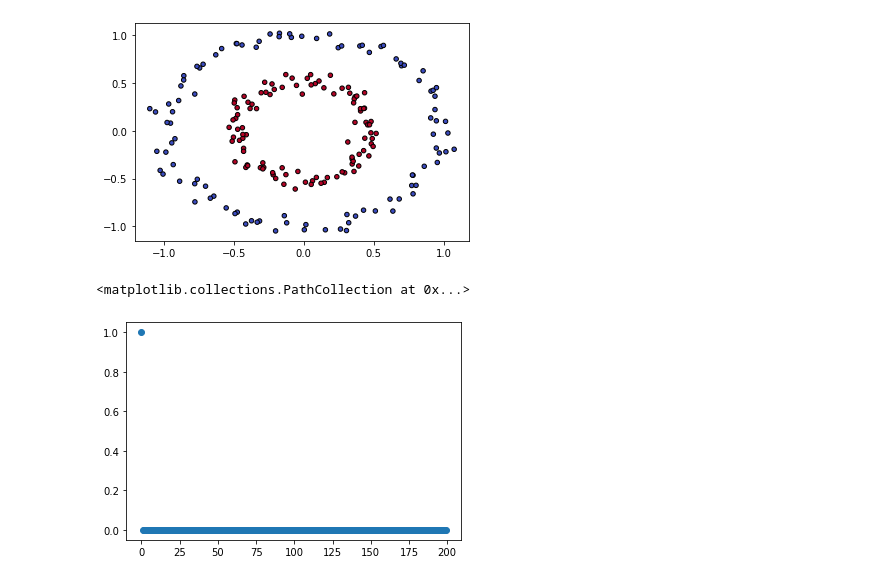
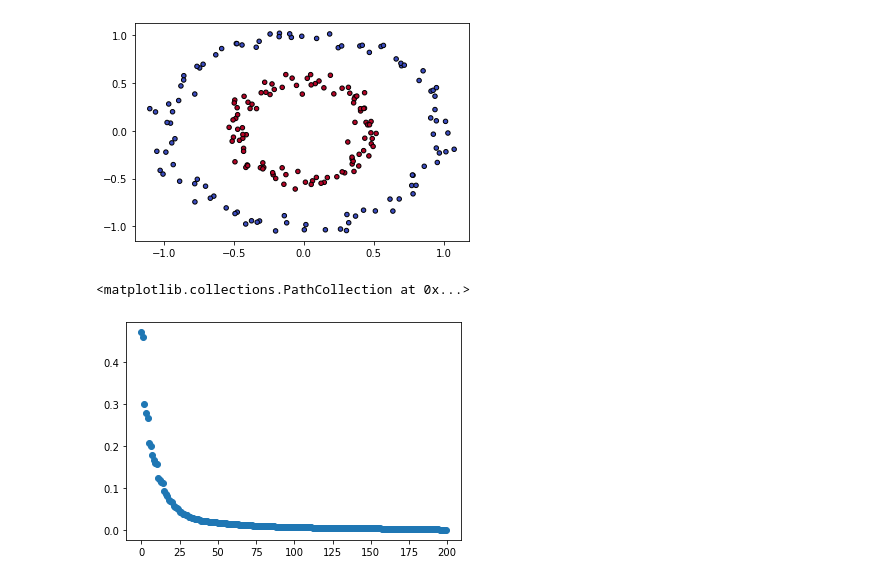
Before and after one commit to ShaggyBommba/StatisticalML, a Jupyter notebook: DimensionReducion/PCA.ipynb, the cells around one changed output. Drawn from its saved outputs; the diff is of its cells as text; code cells hidden in the pictures.

```diff
--- a/DimensionReducion/PCA.ipynb
+++ b/DimensionReducion/PCA.ipynb
@@ -337,21 +337,24 @@ def KernelFactory(f, center=False, **kwargs):
 
 def centerKernel(K):
     return K - np.mean(K, axis=1)[:,None] - np.mean(K, axis=0)[None,:] + np.mean(K)
-
-
-# Get data
-X = np.genfromtxt('weight-height.csv', delimiter=',', skip_header=1, usecols=(1,2))
 # %%
-kernel = KernelFactory(GausianKernal, center=True, sigma=1)
-K = kernel(X,X)
-D,A = np.linalg.eigh(np.around(K, decimals=10))
-w = 1/(np.sqrt(D.clip(min=0)))
-V = A / w
+def pcaKernel(X, kernel=KernelFactory(GausianKernal, center=True, sigma=0.3), n_components=None):
+    K = kernel(X,X)
+    eigvals, eigvecs = np.linalg.eigh(np.around(K, decimals=10))
+    eigvals, eigvecs = eigvals[::-1], eigvecs[:, ::-1]
+    if n_components is None:
+        return eigvecs,eigvals
+    eigvals_trunc = np.column_stack([eigvecs[:, i] for i in range(n_components)])
+    eigvecs_trunc = np.column_stack([eigvecs[:, i] for i in range(n_components)])
+    print(np.sum(eigvals_trunc) / np.sum(eigvals))
+    return eigvecs_trunc, eigvals_trunc
 # %%
-weights = w / np.linalg.norm(w)
+%matplotlib inline
+eigvecs,eigvals = pcaKernel(X)
+weights = eigvals / np.linalg.norm(eigvals)
 fig, ax = plt.subplots(1,1)
 ax.scatter(np.arange(0,len(weights),1), weights)
 # %% [output]
 <matplotlib.collections.PathCollection at 0x...>
-[figure, old version]
+[figure, new version]
 # %%
```
Also changed, not shown: parts of 5 cells of this notebook.
